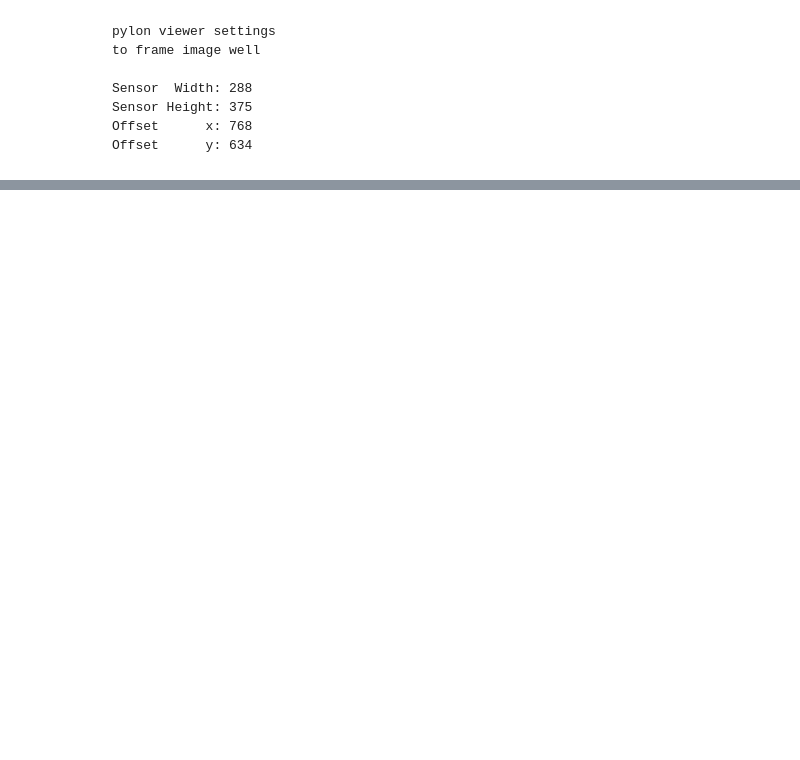
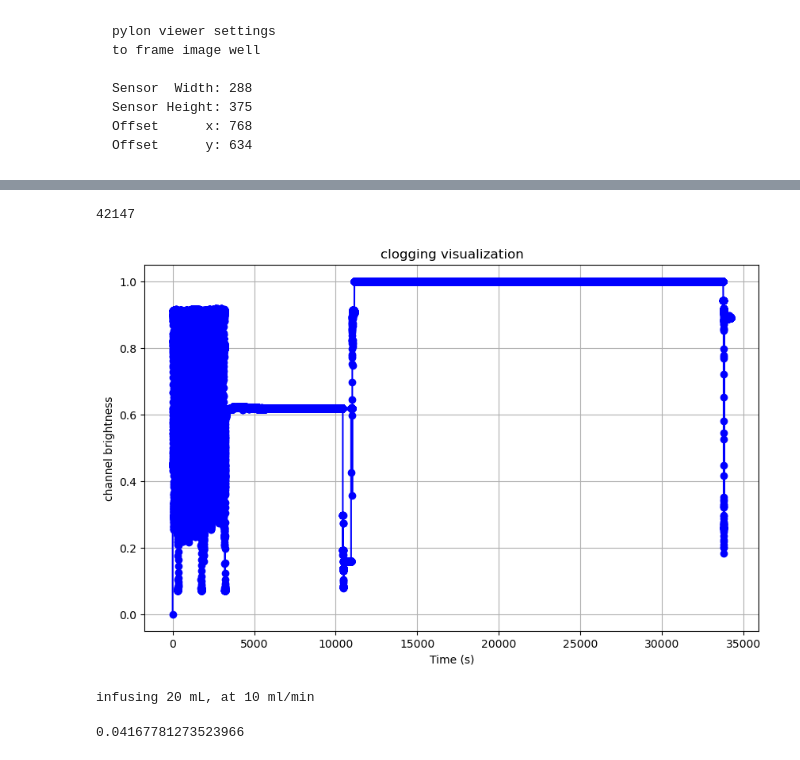
Before and after one commit to SauretLab/fiberSuspension, a Jupyter notebook: autoSys/autoSys.ipynb, the cells around one changed output, grey strips where cells are left out. Drawn from its saved outputs; the diff is of its cells as text; code cells hidden in the pictures; blank space fills up the shorter version.

```diff
--- a/autoSys/autoSys.ipynb
+++ b/autoSys/autoSys.ipynb
@@ -421,3 +526,7 @@ print(time_list_1)
+# %%
+np.size(brightnessTracker)
+# %% [output]
+42147
 # %%
 global running
 global t_clog
@@ -484,0 +590,29 @@ round_time
+# %%
+import numpy as np
+import matplotlib.pyplot as plt
+
+
+# Create a time vector with 0.25s intervals
+# Assuming y has length N, time vector will have N points
+N = len(brightnessTracker)
+t = np.arange(0, N * 0.25, 0.25)
+
+# Plotting
+plt.figure(figsize=(10, 6))
+plt.plot(t, brightnessTracker, marker='o', linestyle='-', color='b')
+plt.xlabel('Time (s)')
+#plt.xlim([0,600])
+plt.ylabel('channel brightness')
+plt.title('clogging visualization')
+plt.grid(True)
+plt.show()
+# %% [output]
+[figure, added]
+# %%
+INseq(20,10)
+# %% [output]
+infusing 20 mL, at 10 ml/min
+# %%
+vinfed
+# %% [output]
+0.04167781273523966
```
Also changed, not shown: parts of 15 cells of this notebook.
